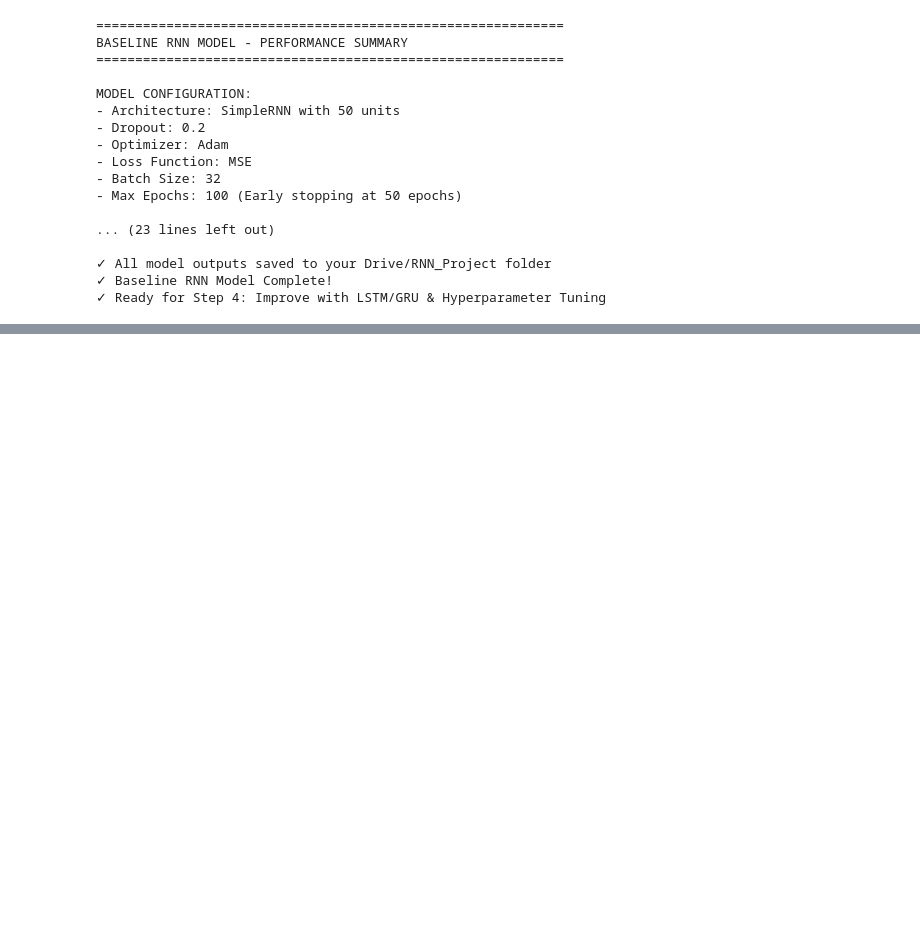
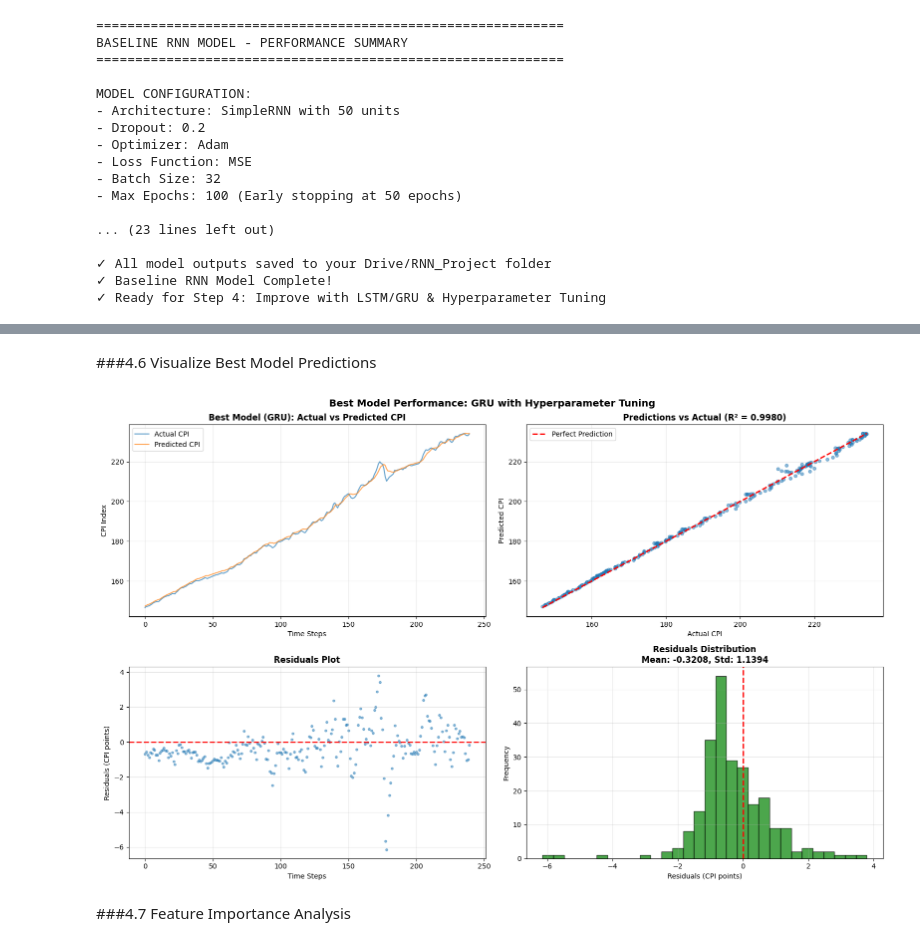
Before and after one commit to kassahun-tigabu/Inflation-Forecasting-, a Jupyter notebook: Untitled0.ipynb, the cells around one changed output, grey strips where cells are left out. Cells and saved outputs as stored; diff of their text form; code cells hidden in the pictures; blank space fills up the shorter version.

```diff
--- a/Untitled0.ipynb
+++ b/Untitled0.ipynb
@@ -914,0 +1367,57 @@ MODEL CONFIGURATION:
+# %% [markdown]
+###4.6 Visualize Best Model Predictions
+# %%
+# Make predictions with best model
+y_pred_best = best_model.predict(X_test_multi, verbose=0)
+y_test_actual = scaler_cpi.inverse_transform(y_test_multi.reshape(-1, 1))
+y_pred_best_actual = scaler_cpi.inverse_transform(y_pred_best)
+
+# Create comprehensive visualization
+fig, axes = plt.subplots(2, 2, figsize=(16, 10))
+
+# Time series plot
+axes[0, 0].plot(y_test_actual, label='Actual CPI', linewidth=1.5, alpha=0.7)
+axes[0, 0].plot(y_pred_best_actual, label='Predicted CPI', linewidth=1.5, alpha=0.7)
+axes[0, 0].set_title(f'Best Model ({best_arch}): Actual vs Predicted CPI', fontsize=12, fontweight='bold')
+axes[0, 0].set_xlabel('Time Steps')
+axes[0, 0].set_ylabel('CPI Index')
+axes[0, 0].legend()
+axes[0, 0].grid(True, alpha=0.3)
+
+# Scatter plot
+axes[0, 1].scatter(y_test_actual, y_pred_best_actual, alpha=0.5, s=20)
+axes[0, 1].plot([y_test_actual.min(), y_test_actual.max()],
+                [y_test_actual.min(), y_test_actual.max()],
+                'r--', linewidth=2, label='Perfect Prediction')
+axes[0, 1].set_title(f'Predictions vs Actual (R² = {best_score:.4f})', fontsize=12, fontweight='bold')
+axes[0, 1].set_xlabel('Actual CPI')
+axes[0, 1].set_ylabel('Predicted CPI')
+axes[0, 1].legend()
+axes[0, 1].grid(True, alpha=0.3)
+
+# Residuals plot
+residuals = y_test_actual.flatten() - y_pred_best_actual.flatten()
+axes[1, 0].scatter(range(len(residuals)), residuals, alpha=0.5, s=10)
+axes[1, 0].axhline(y=0, color='r', linestyle='--', linewidth=2)
+axes[1, 0].set_title('Residuals Plot', fontsize=12, fontweight='bold')
+axes[1, 0].set_xlabel('Time Steps')
+axes[1, 0].set_ylabel('Residuals (CPI points)')
+axes[1, 0].grid(True, alpha=0.3)
+
+# Residuals distribution
+axes[1, 1].hist(residuals, bins=30, color='green', alpha=0.7, edgecolor='black')
+axes[1, 1].axvline(x=0, color='r', linestyle='--', linewidth=2)
+axes[1, 1].set_title(f'Residuals Distribution\nMean: {np.mean(residuals):.4f}, Std: {np.std(residuals):.4f}',
+                     fontsize=12, fontweight='bold')
+axes[1, 1].set_xlabel('Residuals (CPI points)')
+axes[1, 1].set_ylabel('Frequency')
+axes[1, 1].grid(True, alpha=0.3)
+
+plt.suptitle(f'Best Model Performance: {best_arch} with Hyperparameter Tuning', fontsize=14, fontweight='bold')
+plt.tight_layout()
+plt.savefig('/content/drive/MyDrive/RNN_Project/best_model_predictions.png', dpi=100)
+plt.show()
+# %% [output]
+[figure, added]
+# %% [markdown]
+###4.7 Feature Importance Analysis
```
Also changed, not shown: parts of 15 cells of this notebook, 2 other files.
